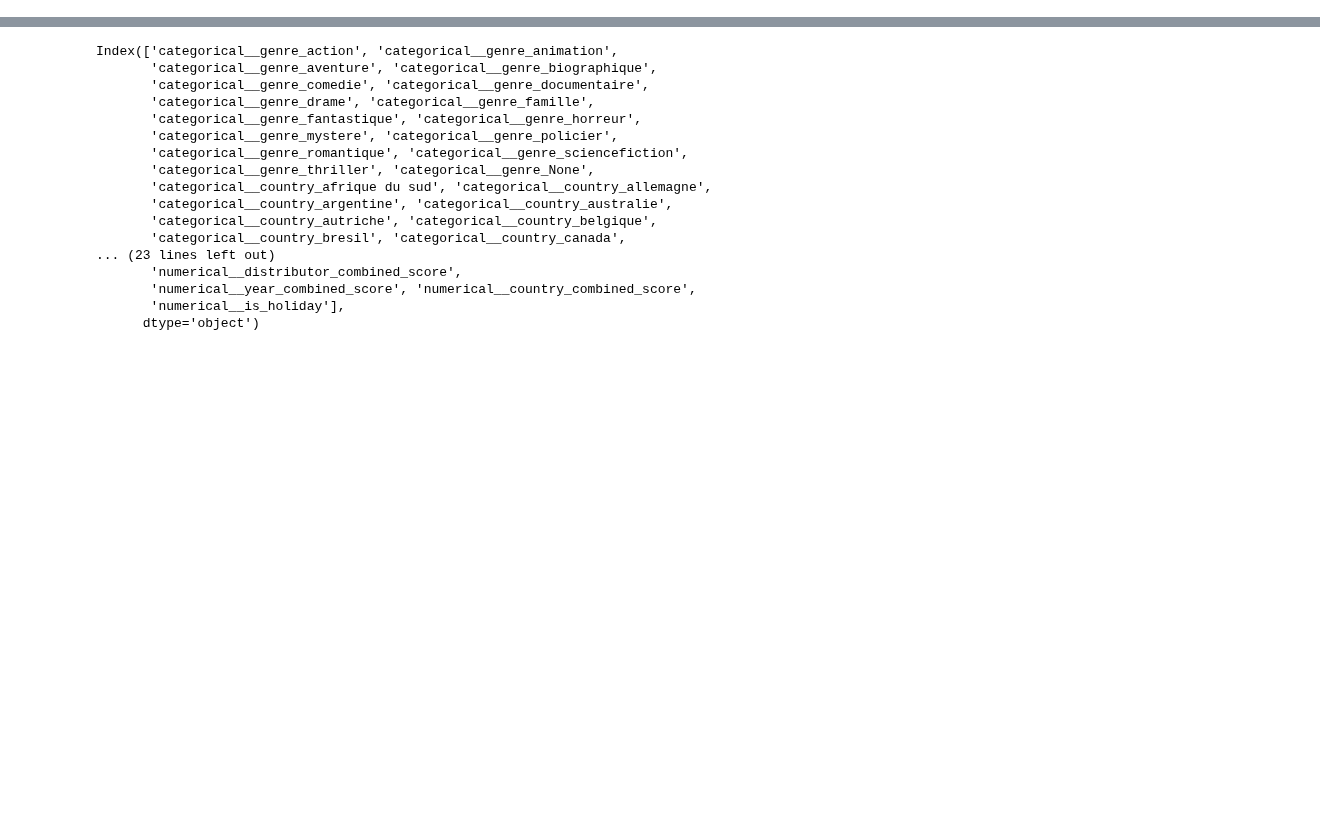
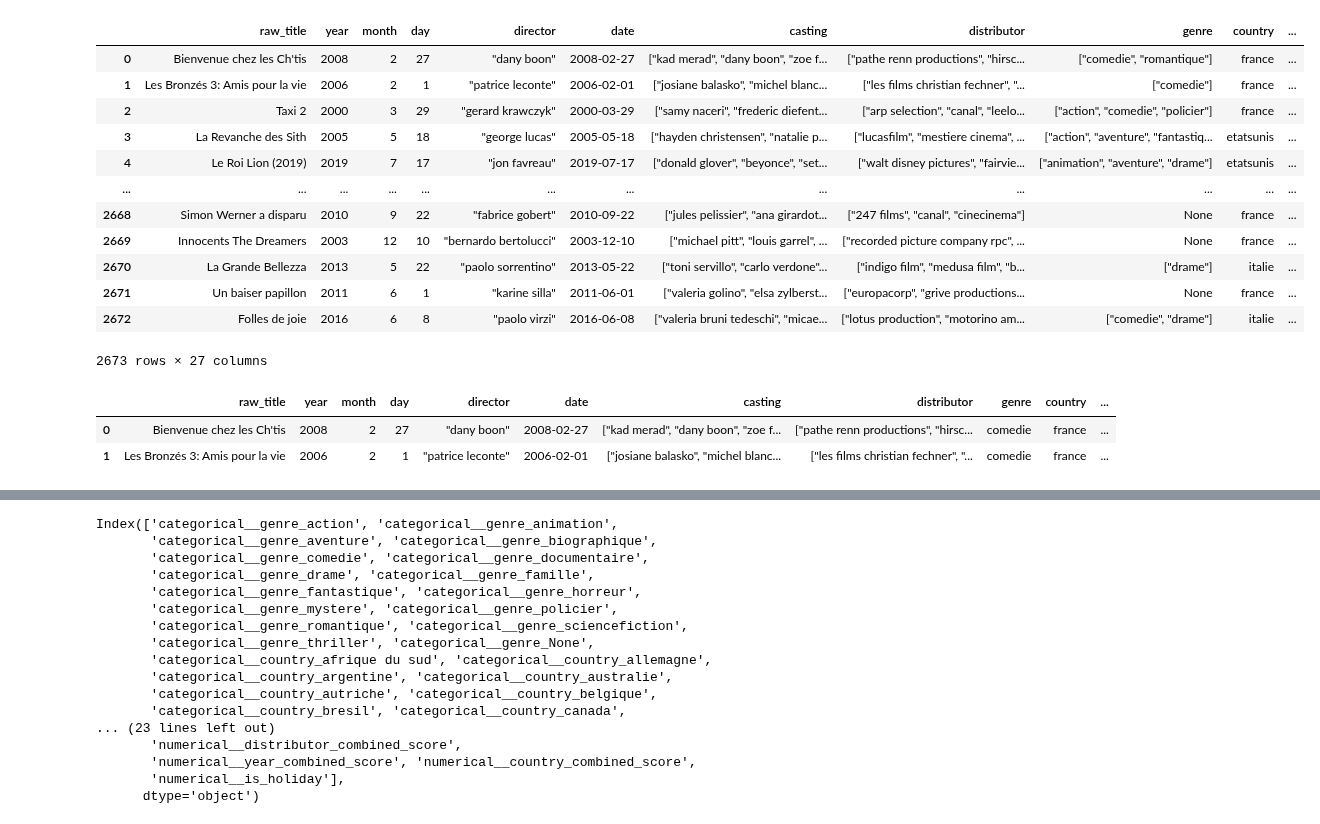
Before and after one commit to AFlo59/Brief_Popularity_Film, a Jupyter notebook: modelisation/model.ipynb, the cells around one changed output, grey strips where cells are left out. Drawn from its saved outputs; the diff is of its cells as text; code cells hidden in the pictures; blank space fills up the shorter version.

```diff
--- a/modelisation/model.ipynb
+++ b/modelisation/model.ipynb
@@ -42,3 +42,13 @@ df
+# %%
+from modelisation.functions import *
+
+df = calculate_director_scores(df)
+df = calculate_distributor_scores(df)
+df = calculate_actor_scores(df)
+df = calculate_year_scores(df)
+df = calculate_country_scores(df)
+
+# load_file('actor_scores')
 # %%
 # data_path = "Dataset_analyse.csv"
 # df = pd.read_csv(data_path)
@@ -51,15 +61,29 @@ df
 # %%
 from sklearn.pipeline import Pipeline
 from sklearn.preprocessing import FunctionTransformer
 
 
 from modelisation.functions import classify_entrees_year
 
 entree_transformer = FunctionTransformer(classify_entrees_year, kw_args={'column' : 'year'})
 entree_pip = make_pipeline(entree_transformer)
 entree_ct = Pipeline([('entree_dict' , entree_pip)])
 
-# entree_pipeline = make_pipeline(entree_ct)
+entree_pipeline = make_pipeline(entree_ct)
 
-# entree_ct.fit_transform(df)
+entree_ct.fit_transform(df)
+# %% [output]
+|  | raw_title | year | month | day | director | date | casting | distributor | genre | country | ... |
+| 0 | Bienvenue chez les Ch'tis | 2008 | 2 | 27 | "dany boon" | 2008-02-27 | ["kad merad", "dany boon", "zoe f... | ["pathe renn productions", "hirsc... | ["comedie", "romantique"] | france | ... |
+| 1 | Les Bronzés 3: Amis pour la vie | 2006 | 2 | 1 | "patrice leconte" | 2006-02-01 | ["josiane balasko", "michel blanc... | ["les films christian fechner", "... | ["comedie"] | france | ... |
+| 2 | Taxi 2 | 2000 | 3 | 29 | "gerard krawczyk" | 2000-03-29 | ["samy naceri", "frederic diefent... | ["arp selection", "canal", "leelo... | ["action", "comedie", "policier"] | france | ... |
+| 3 | La Revanche des Sith | 2005 | 5 | 18 | "george lucas" | 2005-05-18 | ["hayden christensen", "natalie p... | ["lucasfilm", "mestiere cinema", ... | ["action", "aventure", "fantastiq... | etatsunis | ... |
+| 4 | Le Roi Lion (2019) | 2019 | 7 | 17 | "jon favreau" | 2019-07-17 | ["donald glover", "beyonce", "set... | ["walt disney pictures", "fairvie... | ["animation", "aventure", "drame"] | etatsunis | ... |
+| ... | ... | ... | ... | ... | ... | ... | ... | ... | ... | ... | ... |
+| 2668 | Simon Werner a disparu | 2010 | 9 | 22 | "fabrice gobert" | 2010-09-22 | ["jules pelissier", "ana girardot... | ["247 films", "canal", "cinecinema"] | None | france | ... |
+| 2669 | Innocents The Dreamers | 2003 | 12 | 10 | "bernardo bertolucci" | 2003-12-10 | ["michael pitt", "louis garrel", ... | ["recorded picture company rpc", ... | None | france | ... |
+| 2670 | La Grande Bellezza | 2013 | 5 | 22 | "paolo sorrentino" | 2013-05-22 | ["toni servillo", "carlo verdone"... | ["indigo film", "medusa film", "b... | ["drame"] | italie | ... |
+| 2671 | Un baiser papillon | 2011 | 6 | 1 | "karine silla" | 2011-06-01 | ["valeria golino", "elsa zylberst... | ["europacorp", "grive productions... | None | france | ... |
+| 2672 | Folles de joie | 2016 | 6 | 8 | "paolo virzi" | 2016-06-08 | ["valeria bruni tedeschi", "micae... | ["lotus production", "motorino am... | ["comedie", "drame"] | italie | ... |
+2673 rows × 27 columns
 # %%
@@ -171,7 +190,11 @@ final_pipeline = Pipeline([
 # %%
 # # on drop les features inutiles
 # df = df.drop(['actor_list','month','day',"casting",'director','raw_title','distributor',"award","lang",'first_day','first_weekend','hebdo_rank','total_spectator','rating_press','budget'], axis=1)
-# df
+df.head(2)
+# %% [output]
+|  | raw_title | year | month | day | director | date | casting | distributor | genre | country | ... |
+| 0 | Bienvenue chez les Ch'tis | 2008 | 2 | 27 | "dany boon" | 2008-02-27 | ["kad merad", "dany boon", "zoe f... | ["pathe renn productions", "hirsc... | comedie | france | ... |
+| 1 | Les Bronzés 3: Amis pour la vie | 2006 | 2 | 1 | "patrice leconte" | 2006-02-01 | ["josiane balasko", "michel blanc... | ["les films christian fechner", "... | comedie | france | ... |
 # %%
 X = df.drop(['first_week'], axis=1)
 y = df.first_week
```
Also changed, not shown: parts of 9 cells of this notebook, 7 other files.
